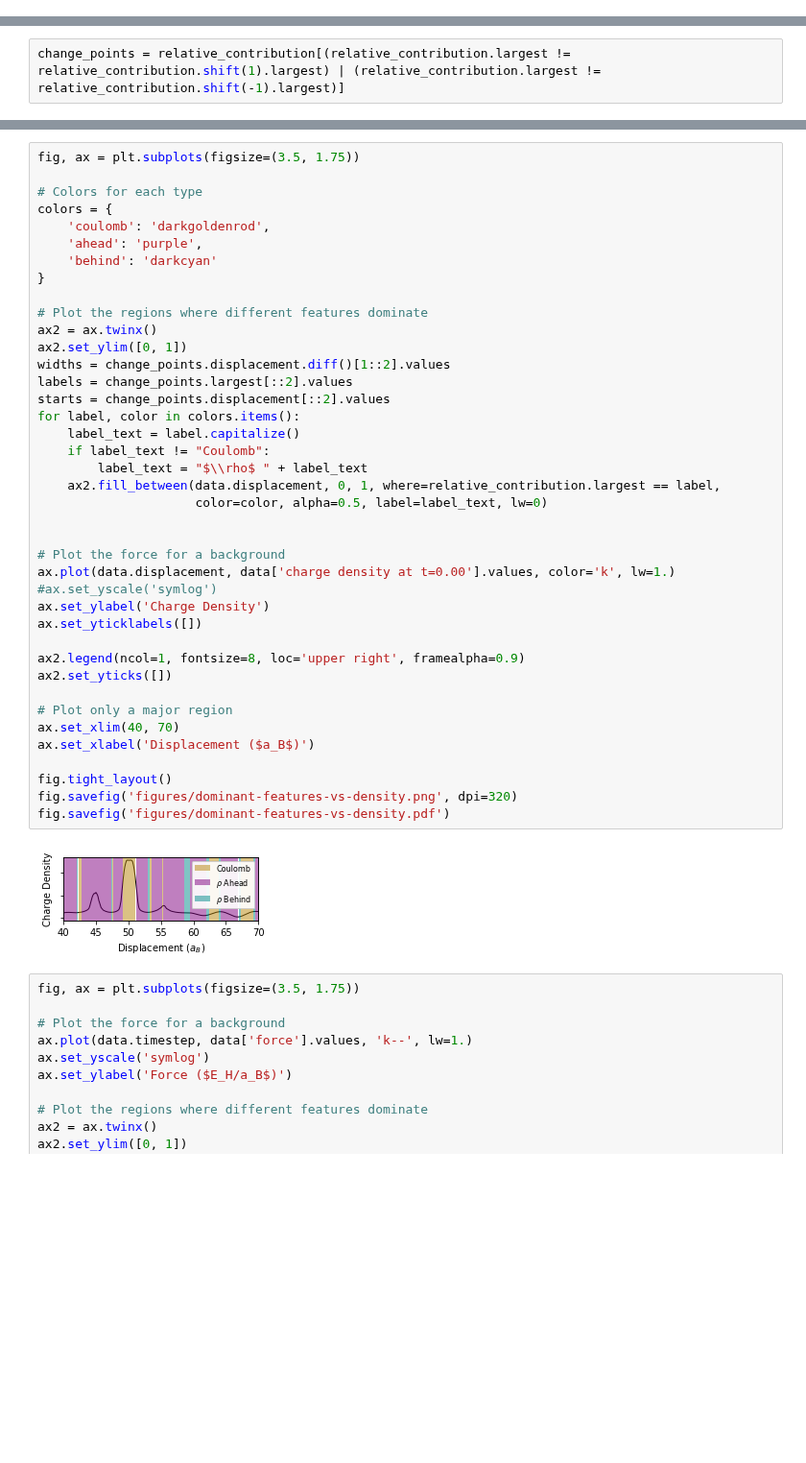
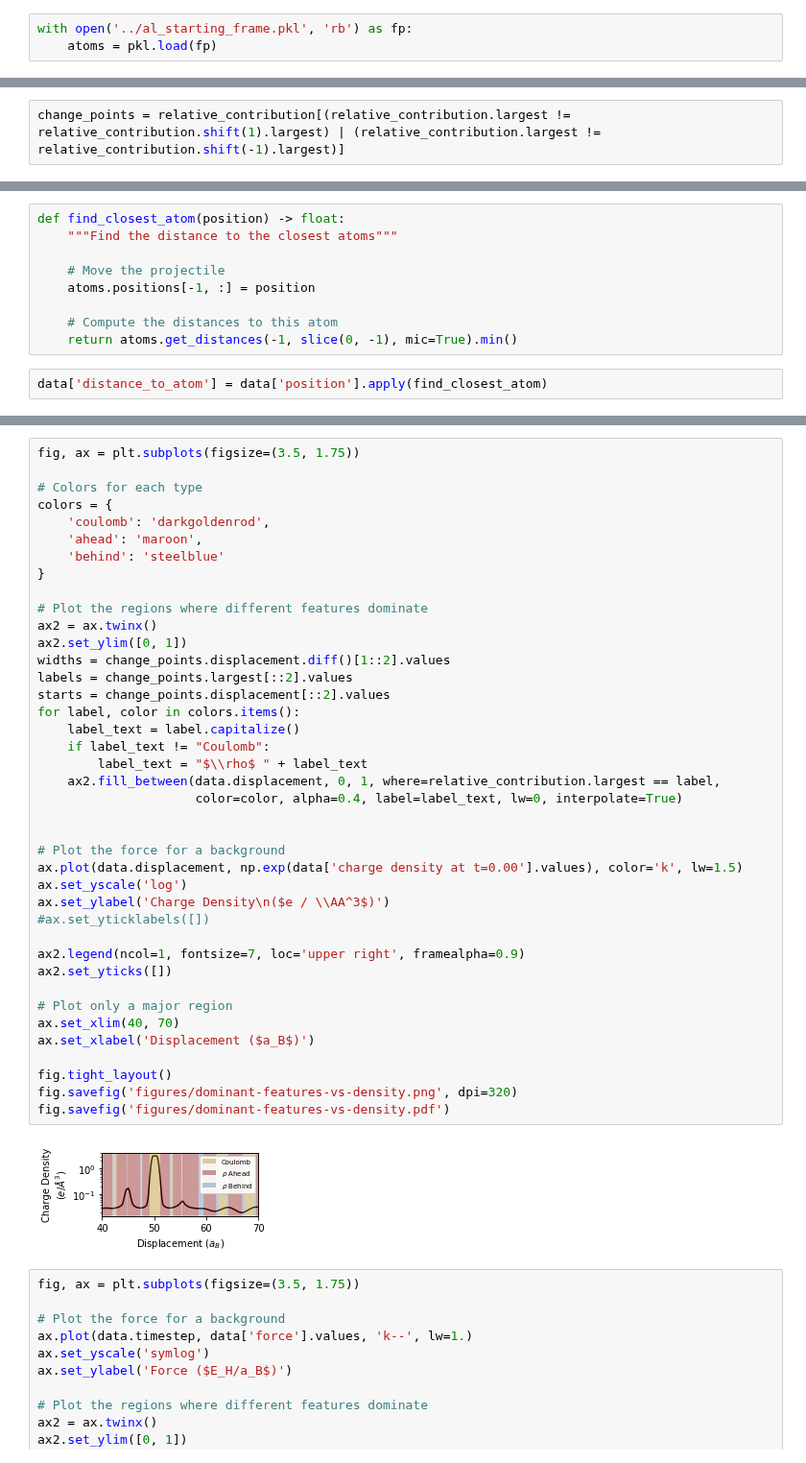
Before and after one commit to globus-labs/stopping-power-ml, a Jupyter notebook: single-velocity/8_feature-importance.ipynb, the cells around one changed output, grey strips where cells are left out. Shown at 96% size. Cells and saved outputs as stored; diff of their text form; blank space fills up the shorter version.

```diff
--- a/single-velocity/8_feature-importance.ipynb
+++ b/single-velocity/8_feature-importance.ipynb
@@ -17,5 +17,8 @@ with open('best_model.pkl', 'rb') as fp:
 # %%
 with open('../featurizers.pkl', 'rb') as fp:
     featurizer = pkl.load(fp)
+# %%
+with open('../al_starting_frame.pkl', 'rb') as fp:
+    atoms = pkl.load(fp)
 # %%
 data = pd.read_pickle('data/random_data.pkl.gz').query('not initial')
@@ -202,0 +225,11 @@ change_points = relative_contribution[(relative_contribution.largest != relative
+# %%
+def find_closest_atom(position) -> float:
+    """Find the distance to the closest atoms"""
+
+    # Move the projectile
+    atoms.positions[-1, :] = position
+
+    # Compute the distances to this atom
+    return atoms.get_distances(-1, slice(0, -1), mic=True).min()
+# %%
+data['distance_to_atom'] = data['position'].apply(find_closest_atom)
@@ -206,42 +282,42 @@ fig, ax = plt.subplots(figsize=(3.5, 1.75))
 # Colors for each type
 colors = {
     'coulomb': 'darkgoldenrod',
-    'ahead': 'purple',
-    'behind': 'darkcyan'
+    'ahead': 'maroon',
+    'behind': 'steelblue'
 }
 
 # Plot the regions where different features dominate
 ax2 = ax.twinx()
 ax2.set_ylim([0, 1])
 widths = change_points.displacement.diff()[1::2].values
 labels = change_points.largest[::2].values
 starts = change_points.displacement[::2].values
 for label, color in colors.items():
     label_text = label.capitalize()
     if label_text != "Coulomb":
         label_text = "$\\rho$ " + label_text
     ax2.fill_between(data.displacement, 0, 1, where=relative_contribution.largest == label,
-                     color=color, alpha=0.5, label=label_text, lw=0)
+                     color=color, alpha=0.4, label=label_text, lw=0, interpolate=True)
 
 
 # Plot the force for a background
-ax.plot(data.displacement, data['charge density at t=0.00'].values, color='k', lw=1.)
-#ax.set_yscale('symlog')
-ax.set_ylabel('Charge Density')
-ax.set_yticklabels([])
+ax.plot(data.displacement, np.exp(data['charge density at t=0.00'].values), color='k', lw=1.5)
+ax.set_yscale('log')
+ax.set_ylabel('Charge Density\n($e / \\AA^3$)')
+#ax.set_yticklabels([])
 
-ax2.legend(ncol=1, fontsize=8, loc='upper right', framealpha=0.9)
+ax2.legend(ncol=1, fontsize=7, loc='upper right', framealpha=0.9)
 ax2.set_yticks([])
 
 # Plot only a major region
 ax.set_xlim(40, 70)
 ax.set_xlabel('Displacement ($a_B$)')
 
 fig.tight_layout()
 fig.savefig('figures/dominant-features-vs-density.png', dpi=320)
 fig.savefig('figures/dominant-features-vs-density.pdf')
 # %% [output]
-[figure, old version]
+[figure, new version]
 # %%
 fig, ax = plt.subplots(figsize=(3.5, 1.75))
 
```
Also changed, not shown: parts of 3 cells of this notebook, 4 other files.
